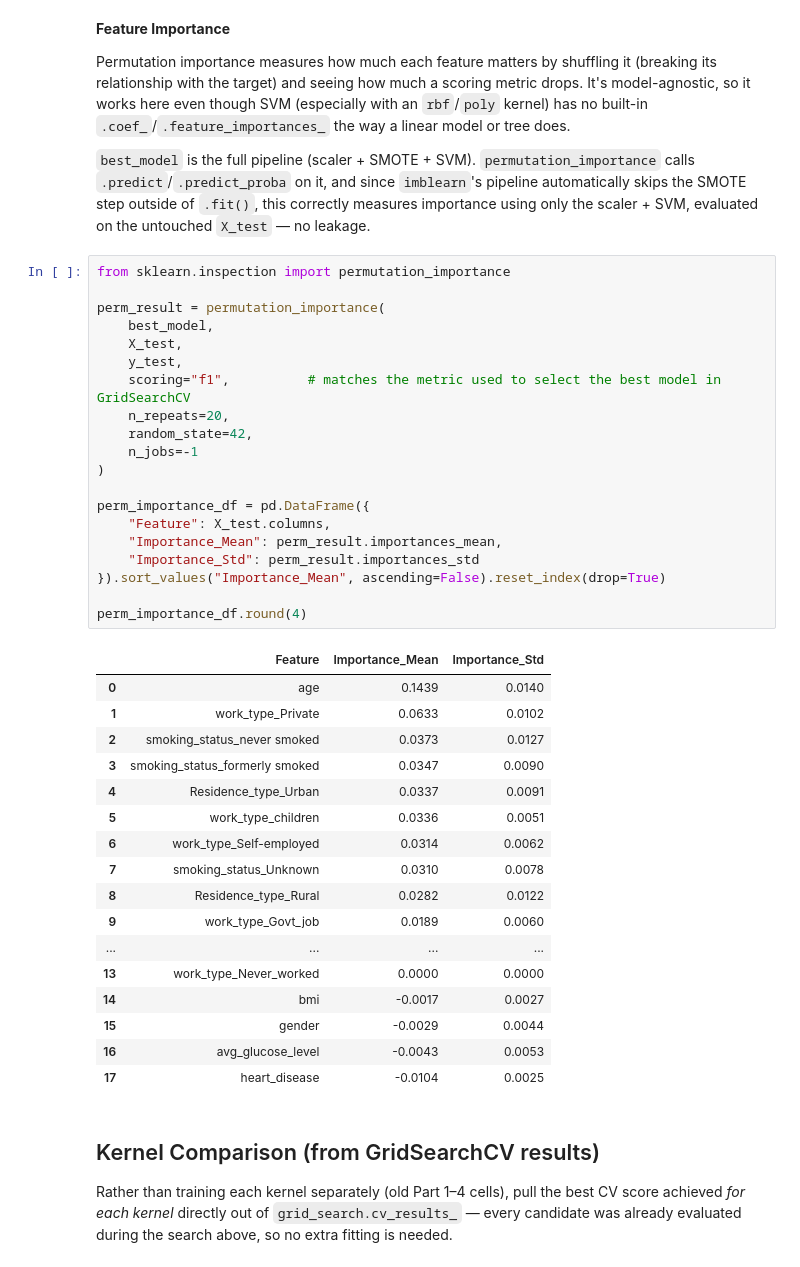
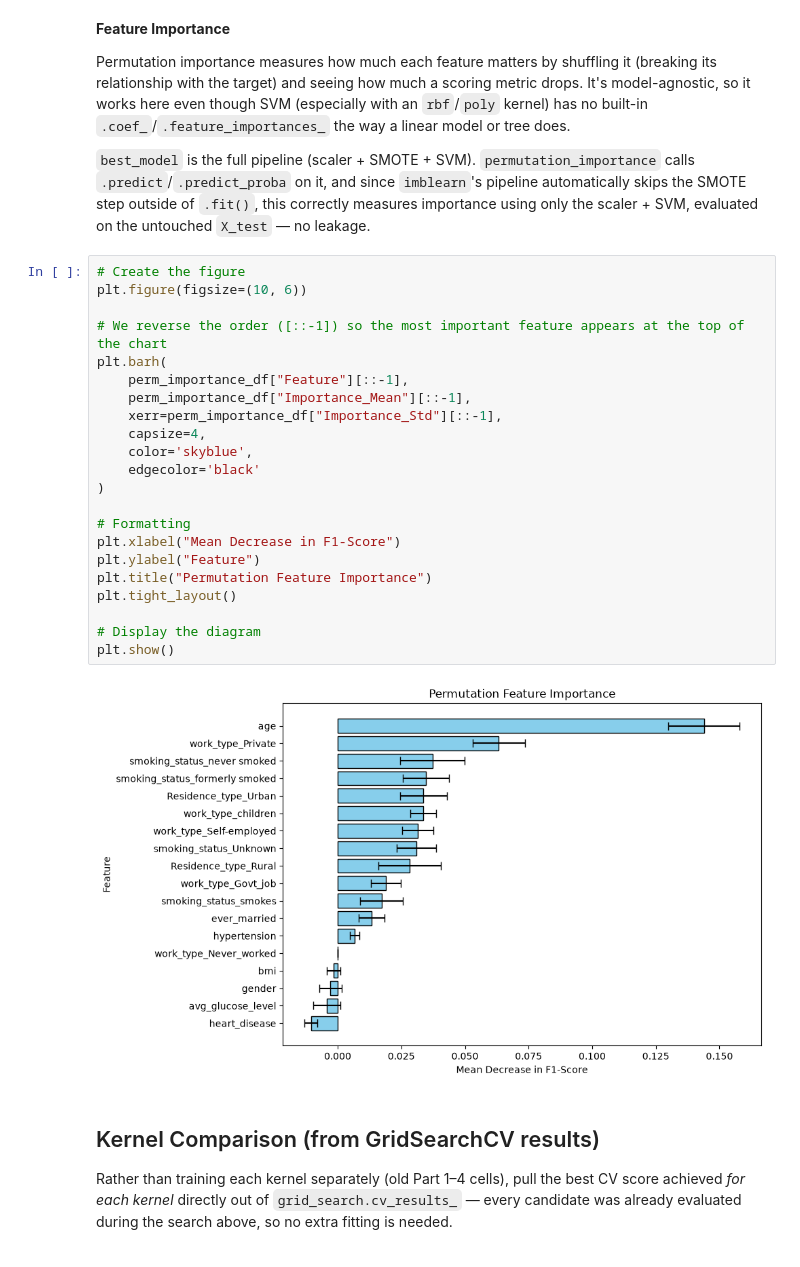
Before and after one commit to bn1ce/stroke_prediction, a Jupyter notebook: SVM.ipynb, the cells around one changed output. Saved outputs shown, nothing was run; the diff lists cells and outputs as text.

```diff
--- a/SVM.ipynb
+++ b/SVM.ipynb
@@ -613,43 +613,29 @@ Permutation importance measures how much each feature matters by shuffling it (b
 
 `best_model` is the full pipeline (scaler + SMOTE + SVM). `permutation_importance` calls `.predict`/`.predict_proba` on it, and since `imblearn`'s pipeline automatically skips the SMOTE step outside of `.fit()`, this correctly measures importance using only the scaler + SVM, evaluated on the untouched `X_test` — no leakage.
 # %%
-from sklearn.inspection import permutation_importance
+# Create the figure
+plt.figure(figsize=(10, 6))
 
-perm_result = permutation_importance(
-    best_model,
-    X_test,
-    y_test,
-    scoring="f1",          # matches the metric used to select the best model in GridSearchCV
-    n_repeats=20,
-    random_state=42,
-    n_jobs=-1
+# We reverse the order ([::-1]) so the most important feature appears at the top of the chart
+plt.barh(
+    perm_importance_df["Feature"][::-1],
+    perm_importance_df["Importance_Mean"][::-1],
+    xerr=perm_importance_df["Importance_Std"][::-1],
+    capsize=4,
+    color='skyblue',
+    edgecolor='black'
 )
 
-perm_importance_df = pd.DataFrame({
-    "Feature": X_test.columns,
-    "Importance_Mean": perm_result.importances_mean,
-    "Importance_Std": perm_result.importances_std
-}).sort_values("Importance_Mean", ascending=False).reset_index(drop=True)
+# Formatting
+plt.xlabel("Mean Decrease in F1-Score")
+plt.ylabel("Feature")
+plt.title("Permutation Feature Importance")
+plt.tight_layout()
 
-perm_importance_df.round(4)
+# Display the diagram
+plt.show()
 # %% [output]
-|  | Feature | Importance_Mean | Importance_Std |
-| 0 | age | 0.1439 | 0.0140 |
-| 1 | work_type_Private | 0.0633 | 0.0102 |
-| 2 | smoking_status_never smoked | 0.0373 | 0.0127 |
-| 3 | smoking_status_formerly smoked | 0.0347 | 0.0090 |
-| 4 | Residence_type_Urban | 0.0337 | 0.0091 |
-| 5 | work_type_children | 0.0336 | 0.0051 |
-| 6 | work_type_Self-employed | 0.0314 | 0.0062 |
-| 7 | smoking_status_Unknown | 0.0310 | 0.0078 |
-| 8 | Residence_type_Rural | 0.0282 | 0.0122 |
-| 9 | work_type_Govt_job | 0.0189 | 0.0060 |
-| ... | ... | ... | ... |
-| 13 | work_type_Never_worked | 0.0000 | 0.0000 |
-| 14 | bmi | -0.0017 | 0.0027 |
-| 15 | gender | -0.0029 | 0.0044 |
-| 16 | avg_glucose_level | -0.0043 | 0.0053 |
-| 17 | heart_disease | -0.0104 | 0.0025 |
+[figure, added]
 # %% [markdown]
 ## Kernel Comparison (from GridSearchCV results)
 
```
